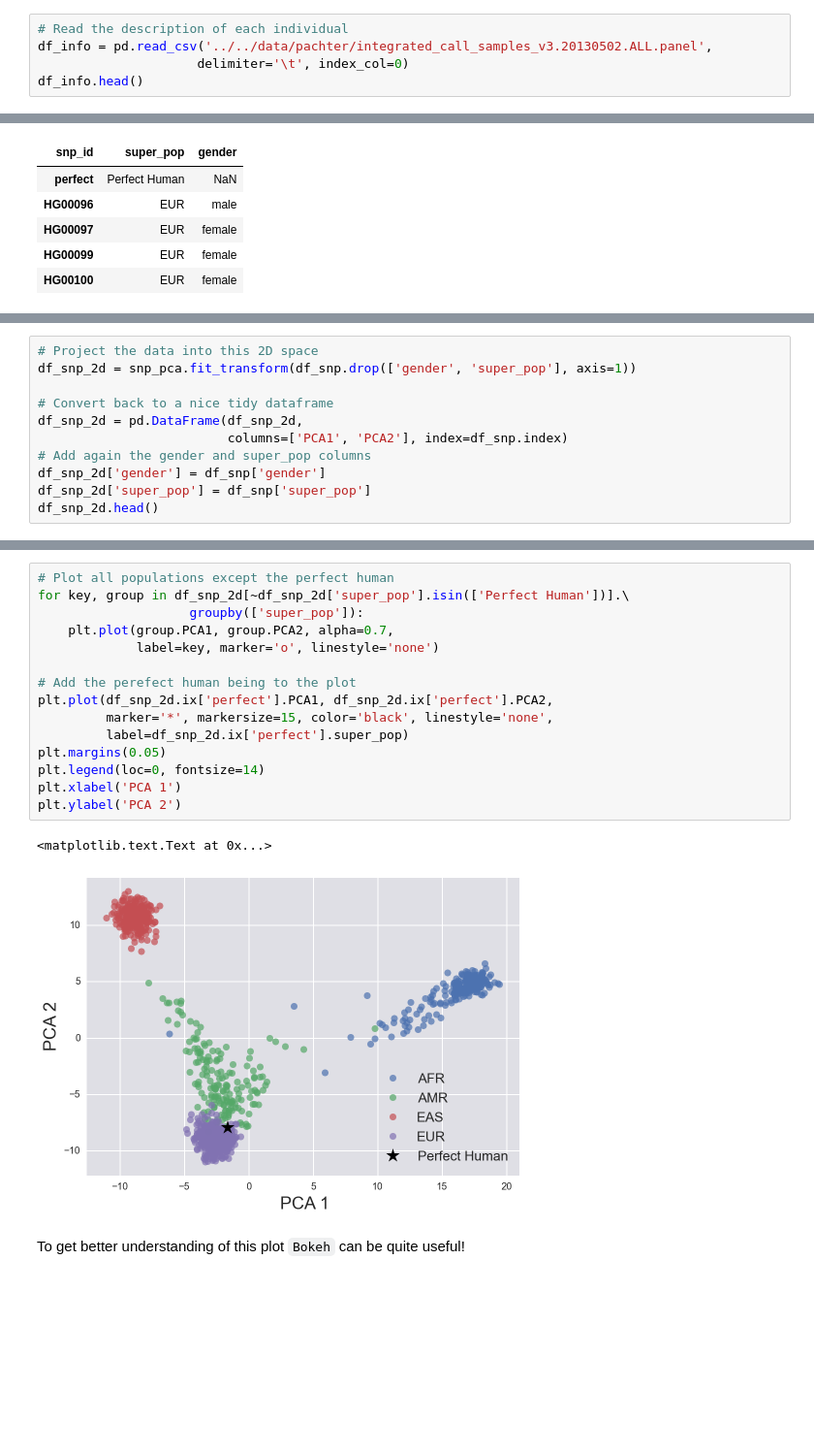
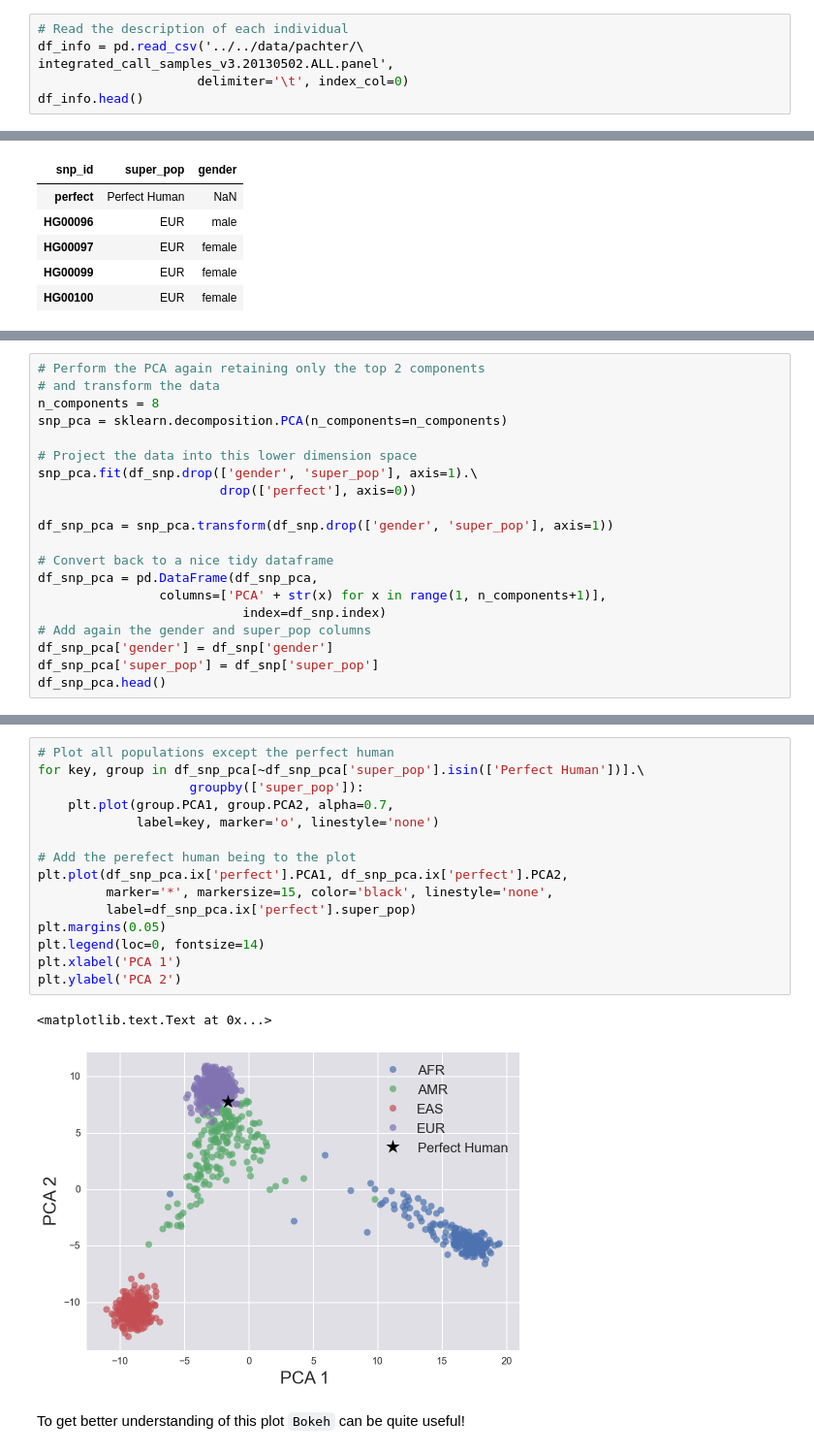
Before and after one commit to justinbois/bebi103, a Jupyter notebook: tutorials/r5_pca.ipynb, the cells around one changed output, grey strips where cells are left out. Shown at 97% size. Cells and saved outputs as stored; diff of their text form; blank space fills up the shorter version.

```diff
--- a/tutorials/r5_pca.ipynb
+++ b/tutorials/r5_pca.ipynb
@@ -329,7 +330,8 @@ df_snp.head()
 5 rows × 4967 columns
 # %%
 # Read the description of each individual
-df_info = pd.read_csv('../../data/pachter/integrated_call_samples_v3.20130502.ALL.panel',
+df_info = pd.read_csv('../../data/pachter/\
+integrated_call_samples_v3.20130502.ALL.panel',
                      delimiter='\t', index_col=0)
 df_info.head()
 # %% [output]
@@ -361,12 +359,21 @@ snp_pca = sklearn.decomposition.PCA(n_components=2)
 # %%
-# Project the data into this 2D space
-df_snp_2d = snp_pca.fit_transform(df_snp.drop(['gender', 'super_pop'], axis=1))
+# Perform the PCA again retaining only the top 2 components
+# and transform the data
+n_components = 8
+snp_pca = sklearn.decomposition.PCA(n_components=n_components)
+
+# Project the data into this lower dimension space
+snp_pca.fit(df_snp.drop(['gender', 'super_pop'], axis=1).\
+                        drop(['perfect'], axis=0))
+
+df_snp_pca = snp_pca.transform(df_snp.drop(['gender', 'super_pop'], axis=1))
 
 # Convert back to a nice tidy dataframe
-df_snp_2d = pd.DataFrame(df_snp_2d,
-                         columns=['PCA1', 'PCA2'], index=df_snp.index)
+df_snp_pca = pd.DataFrame(df_snp_pca,
+                columns=['PCA' + str(x) for x in range(1, n_components+1)],
+                           index=df_snp.index)
 # Add again the gender and super_pop columns
-df_snp_2d['gender'] = df_snp['gender']
-df_snp_2d['super_pop'] = df_snp['super_pop']
-df_snp_2d.head()
+df_snp_pca['gender'] = df_snp['gender']
+df_snp_pca['super_pop'] = df_snp['super_pop']
+df_snp_pca.head()
 # %% [output]
@@ -379,21 +386,21 @@ df_snp_2d.head()
 # %%
 # Plot all populations except the perfect human
-for key, group in df_snp_2d[~df_snp_2d['super_pop'].isin(['Perfect Human'])].\
+for key, group in df_snp_pca[~df_snp_pca['super_pop'].isin(['Perfect Human'])].\
                     groupby(['super_pop']):
     plt.plot(group.PCA1, group.PCA2, alpha=0.7,
              label=key, marker='o', linestyle='none')
 
 # Add the perefect human being to the plot
-plt.plot(df_snp_2d.ix['perfect'].PCA1, df_snp_2d.ix['perfect'].PCA2,
+plt.plot(df_snp_pca.ix['perfect'].PCA1, df_snp_pca.ix['perfect'].PCA2,
          marker='*', markersize=15, color='black', linestyle='none',
-         label=df_snp_2d.ix['perfect'].super_pop)
+         label=df_snp_pca.ix['perfect'].super_pop)
 plt.margins(0.05)
 plt.legend(loc=0, fontsize=14)
 plt.xlabel('PCA 1')
 plt.ylabel('PCA 2')
 # %% [output]
 <matplotlib.text.Text at 0x...>
-[figure, old version]
+[figure, new version]
 # %% [markdown]
 To get better understanding of this plot `Bokeh` can be quite useful!
 # %%
```
Also changed, not shown: parts of 22 cells of this notebook.
